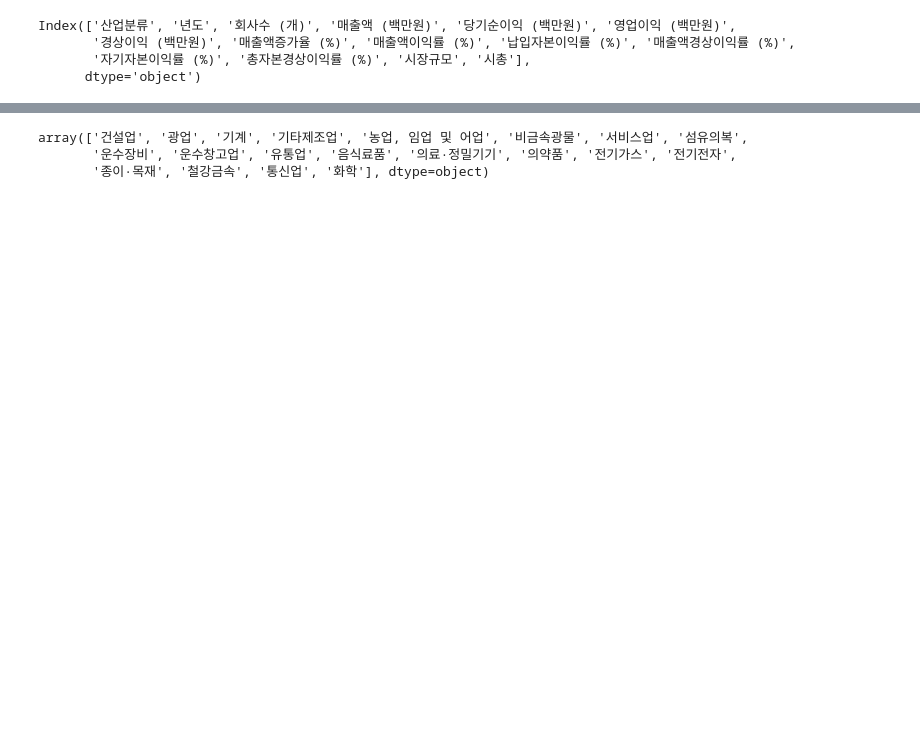
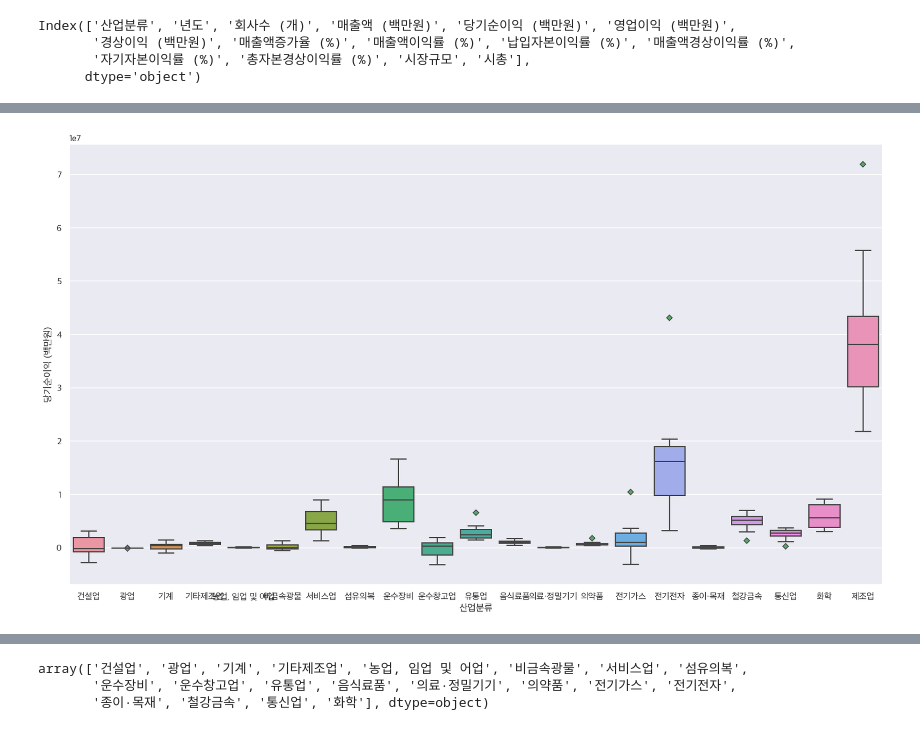
Before and after one commit to dss-16th/eda-repo-1, a Jupyter notebook: EDA_plots.ipynb, the cells around one changed output, grey strips where cells are left out. Cells and saved outputs as stored; diff of their text form; code cells hidden in the pictures; blank space fills up the shorter version.

```diff
--- a/EDA_plots.ipynb
+++ b/EDA_plots.ipynb
@@ -70,0 +82,6 @@ Index(['산업분류', '년도', '회사수 (개)', '매출액 (백만원)', '
+# %%
+plt.figure(figsize=(18,10))
+sns.boxplot(x="산업분류", y="당기순이익 (백만원)", data=df, flierprops={'markerfacecolor':'g', 'marker':'D'})
+plt.show()
+# %% [output]
+[figure, added]
```
Also changed, not shown: parts of 28 cells of this notebook.
